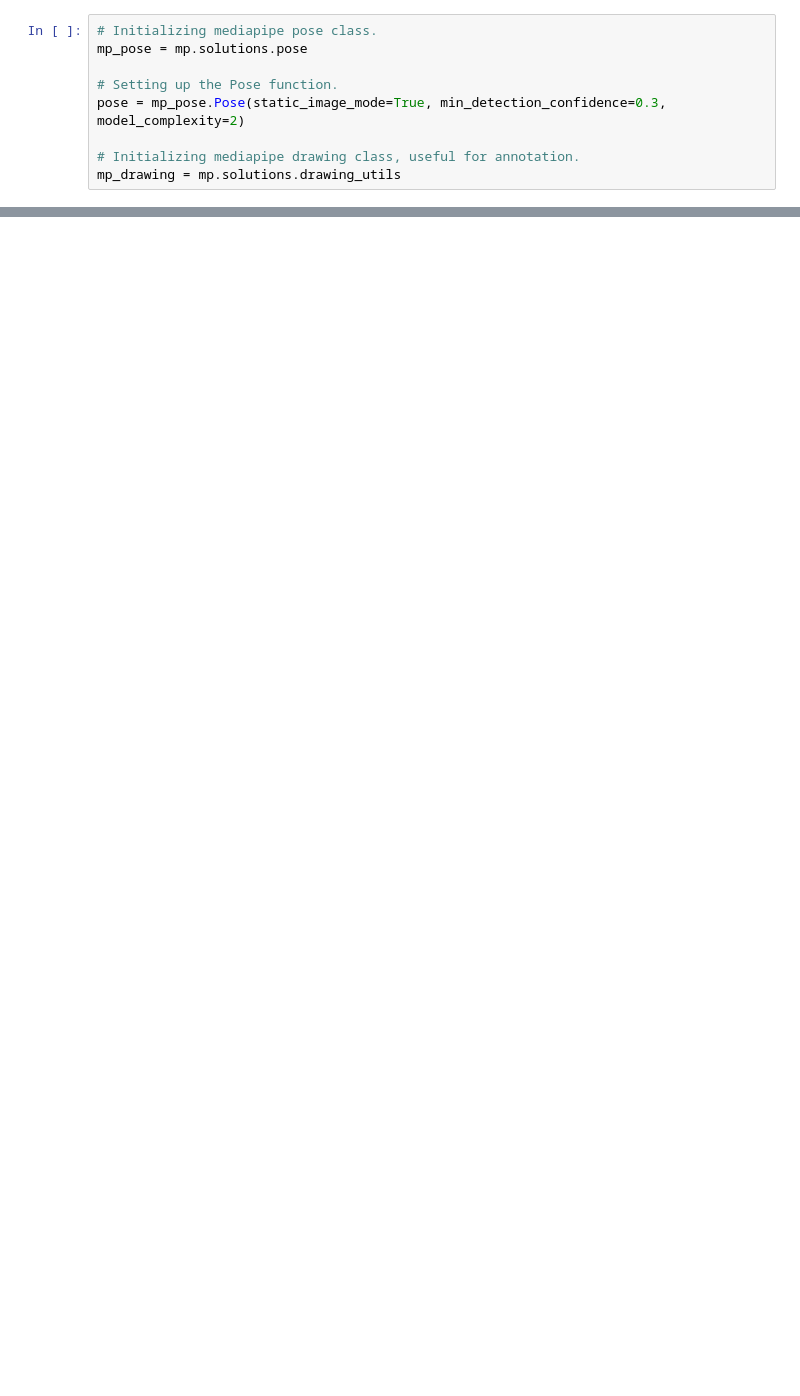
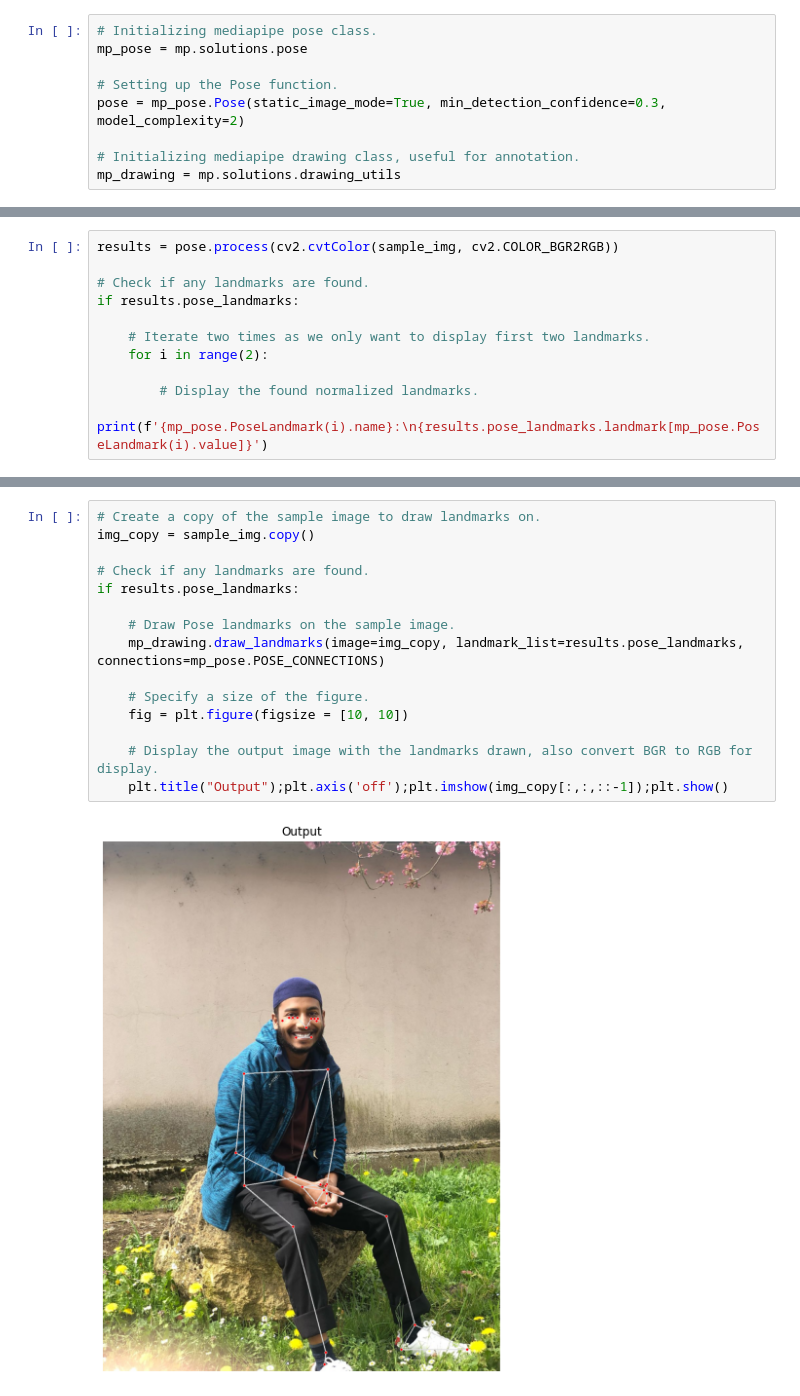
Before and after one commit to rakiiibul/Classification-of-work-out-pose_Deep-learning, a Jupyter notebook: mediapipe.ipynb, the cells around one changed output, grey strips where cells are left out. Drawn from its saved outputs; the diff is of its cells as text; blank space fills up the shorter version.

```diff
--- a/mediapipe.ipynb
+++ b/mediapipe.ipynb
@@ -58,0 +38,11 @@ mp_drawing = mp.solutions.drawing_utils
+# %%
+results = pose.process(cv2.cvtColor(sample_img, cv2.COLOR_BGR2RGB))
+
+# Check if any landmarks are found.
+if results.pose_landmarks:
+
+    # Iterate two times as we only want to display first two landmarks.
+    for i in range(2):
+
+        # Display the found normalized landmarks.
+        print(f'{mp_pose.PoseLandmark(i).name}:\n{results.pose_landmarks.landmark[mp_pose.PoseLandmark(i).value]}')
@@ -58,0 +61,17 @@ mp_drawing = mp.solutions.drawing_utils
+# %%
+# Create a copy of the sample image to draw landmarks on.
+img_copy = sample_img.copy()
+
+# Check if any landmarks are found.
+if results.pose_landmarks:
+
+    # Draw Pose landmarks on the sample image.
+    mp_drawing.draw_landmarks(image=img_copy, landmark_list=results.pose_landmarks, connections=mp_pose.POSE_CONNECTIONS)
+
+    # Specify a size of the figure.
+    fig = plt.figure(figsize = [10, 10])
+
+    # Display the output image with the landmarks drawn, also convert BGR to RGB for display.
+    plt.title("Output");plt.axis('off');plt.imshow(img_copy[:,:,::-1]);plt.show()
+# %% [output]
+[figure, added]
```
Also changed, not shown: parts of 13 cells of this notebook, 4 other files.
